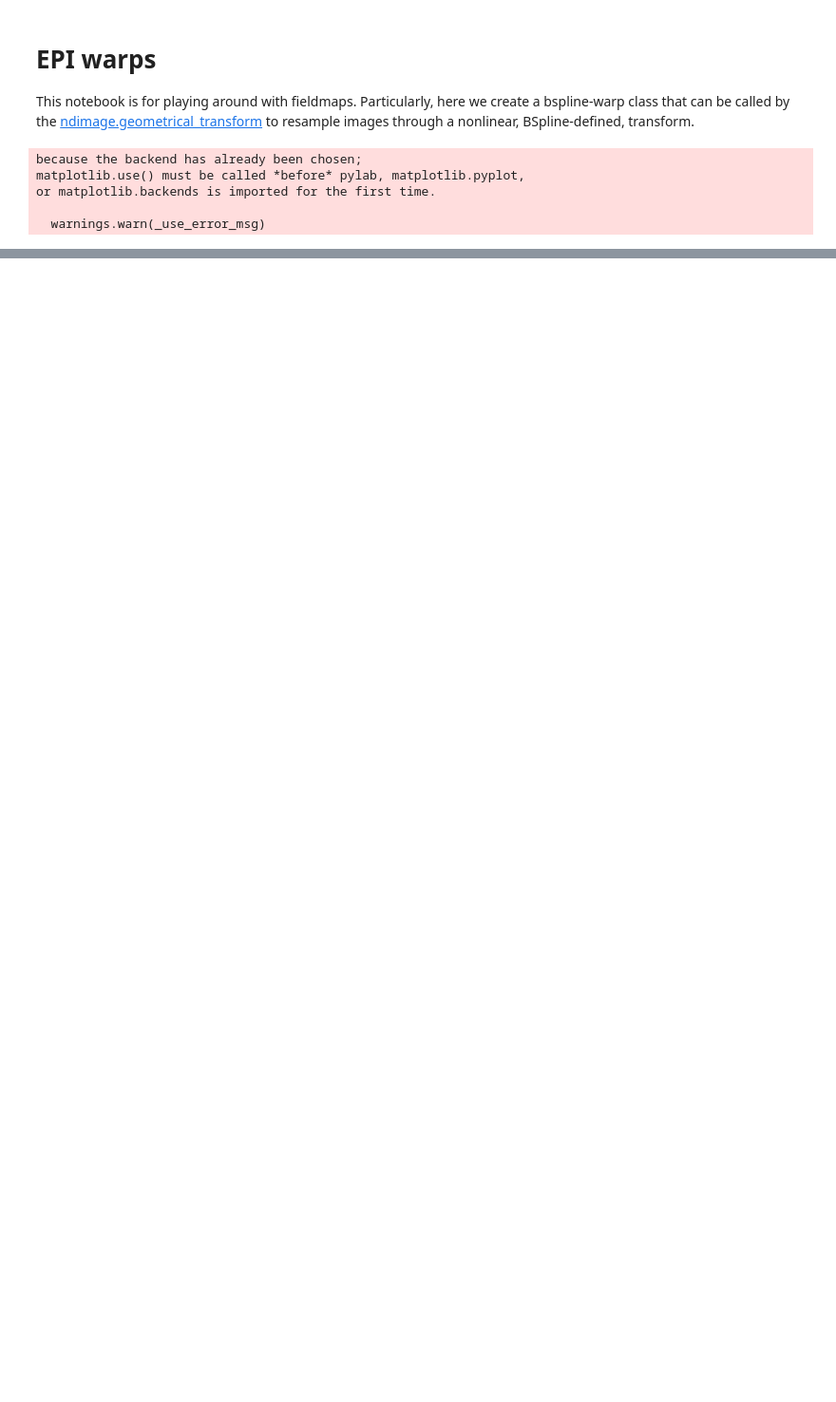
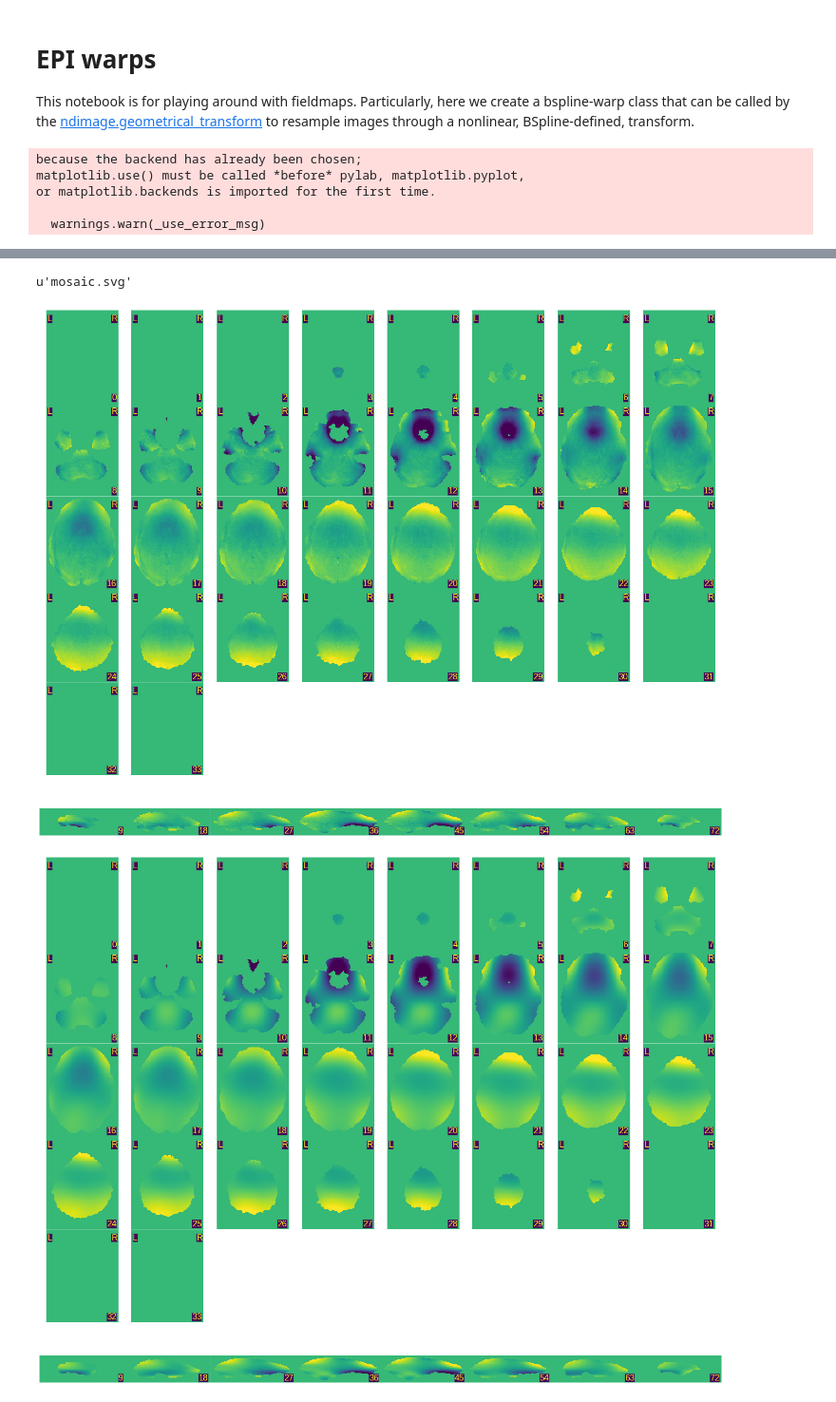
Before and after one commit to nipreps/fmriprep, a Jupyter notebook: notebooks/EPI warps.ipynb, the cells around one changed output, grey strips where cells are left out. Shown at 95% size. Drawn from its saved outputs; the diff is of its cells as text; code cells hidden in the pictures; blank space fills up the shorter version.

```diff
--- a/notebooks/EPI warps.ipynb
+++ b/notebooks/EPI warps.ipynb
@@ -27,13 +29,14 @@ from fmriprep.utils.bspline import BSplineFieldmap
 im = nb.as_closest_canonical(nb.load('fmap.nii.gz'))
 mask_data = nb.as_closest_canonical(nb.load('fmap_mag_mask.nii.gz')).get_data().astype(np.uint8)
 mask_data = snd.binary_erosion(mask_data, ball(3)).astype(np.uint8)
+
+# This simulates a conversion from pixels to mm
 newdata = im.get_data() * 0.1 * im.header.get_zooms()[1]
 newdata -= np.median(newdata[mask_data>0])
 
 newim = nb.Nifti1Image(newdata, im.affine, im.header)
 newim.to_filename('fmap_mm.nii.gz')
-mvu.plot_mosaic(mask_data * newdata, cmap='viridis')
 
-vmin, vmax = newdata[mask_data>0].min(), newdata[mask_data>0].max()
-print(vmin, vmax, np.median(newdata[mask_data>0]))
+vmin, vmax = np.percentile(newdata[mask_data>0], 1), np.percentile(newdata[mask_data>0], 99)
+print(vmin, vmax, np.median(newdata[mask_data>0]), newdata[mask_data>0].min(), newdata[mask_data>0].max())
 # %% [output]
@@ -48,0 +54,8 @@ bspobj.get_smoothed().to_filename('fmap_smoothed_new.nii.gz')
+# %%
+smoothed1 = nb.load('fmap_smoothed_new.nii.gz').get_data()
+mvu.plot_mosaic(mask_data * newdata, bbox_mask_file='fmap_mag_mask.nii.gz', cmap='viridis', vmin=vmin, vmax=vmax)
+mvu.plot_mosaic(mask_data * smoothed1, bbox_mask_file='fmap_mag_mask.nii.gz', cmap='viridis', vmin=vmin, vmax=vmax)
+# %% [output]
+u'mosaic.svg'
+[figure, added]
+[figure, added]
```
Also changed, not shown: parts of 12 cells of this notebook, 1 other file.
